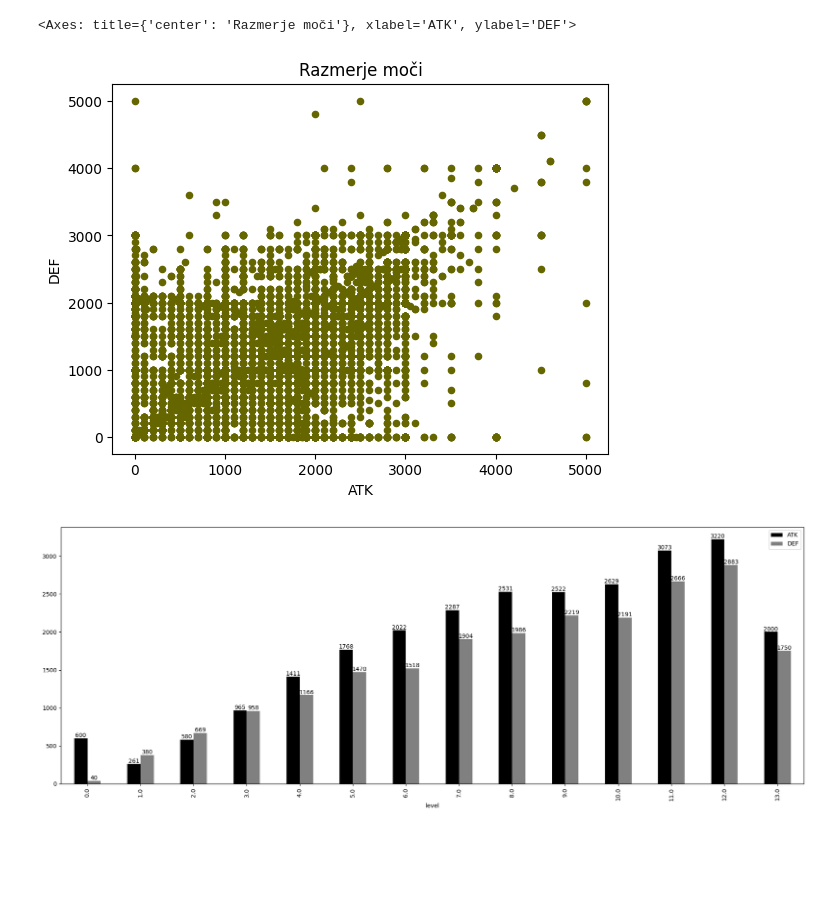
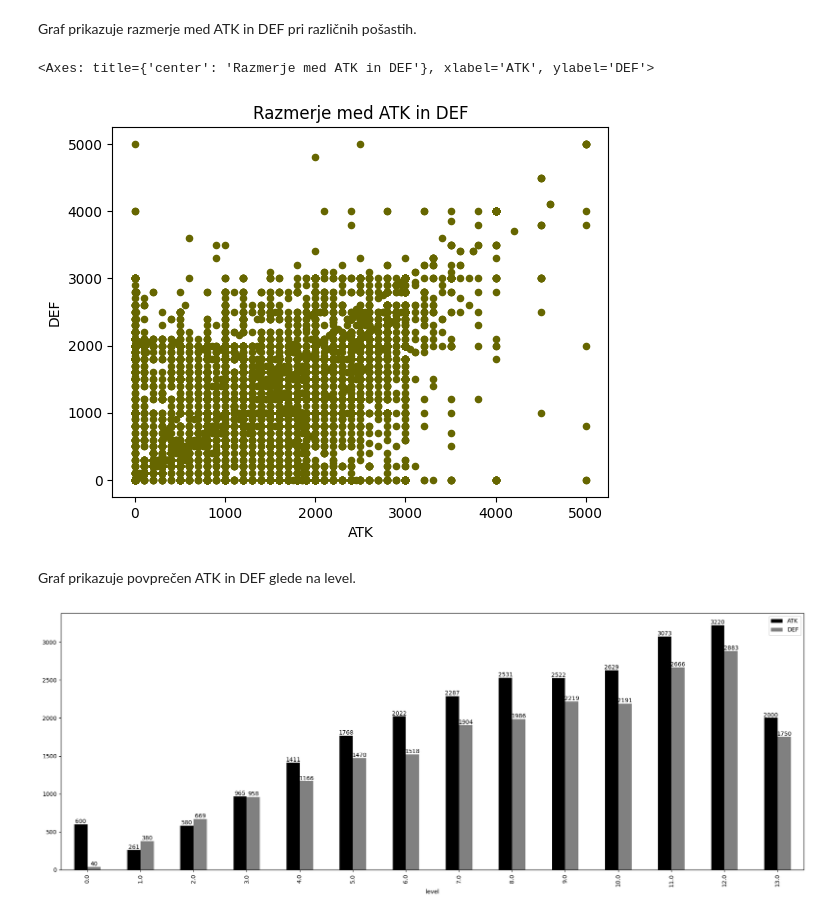
Before and after one commit to sawdem/Projektna-naloga, a Jupyter notebook: prikaz.ipynb, the cells around one changed output. Drawn from its saved outputs; the diff is of its cells as text; code cells hidden in the pictures; blank space fills up the shorter version.

```diff
--- a/prikaz.ipynb
+++ b/prikaz.ipynb
@@ -1,5 +1,5 @@
 # %%
 import pandas as pd
 
-monsters = pd.read_csv("monsters.csv", index_col="sifra")
+monsters = pd.read_csv("monsters.csv",index_col="sifra", encoding="utf-8")
 spells_and_traps = pd.read_csv("spell_trap.csv", index_col="sifra")
@@ -44,0 +55,3 @@ graf
+# %%
+monsters["moč"] = (monsters["ATK"] + monsters["DEF"]) / 2
+monsters[["ime", "ATK", "DEF", "moč"]]
@@ -45,10 +80,14 @@ graf
+# %% [markdown]
+Graf prikazuje razmerje med ATK in DEF pri različnih pošastih.
 # %%
 pošasti = monsters[monsters["DEF"] < 10000]
 #se veliko bolje vidi ker ima le 1 monster "DEF" 16 000
-pošasti.plot.scatter(x="ATK", y="DEF", title="Razmerje moči", color="#666600")
+pošasti.plot.scatter(x="ATK", y="DEF", title="Razmerje med ATK in DEF", color="#666600")
 # %% [output]
-<Axes: title={'center': 'Razmerje moči'}, xlabel='ATK', ylabel='DEF'>
+<Axes: title={'center': 'Razmerje med ATK in DEF'}, xlabel='ATK', ylabel='DEF'>
-[figure, old version]
+[figure, new version]
+# %% [markdown]
+Graf prikazuje povprečen ATK in DEF glede na level.
 # %%
 graf = monsters.groupby("level")[["ATK", "DEF"]].mean().plot.bar(figsize=(23, 8), color=("black", "gray"))
 for container in graf.containers:
```
Also changed, not shown: parts of 12 cells of this notebook.
